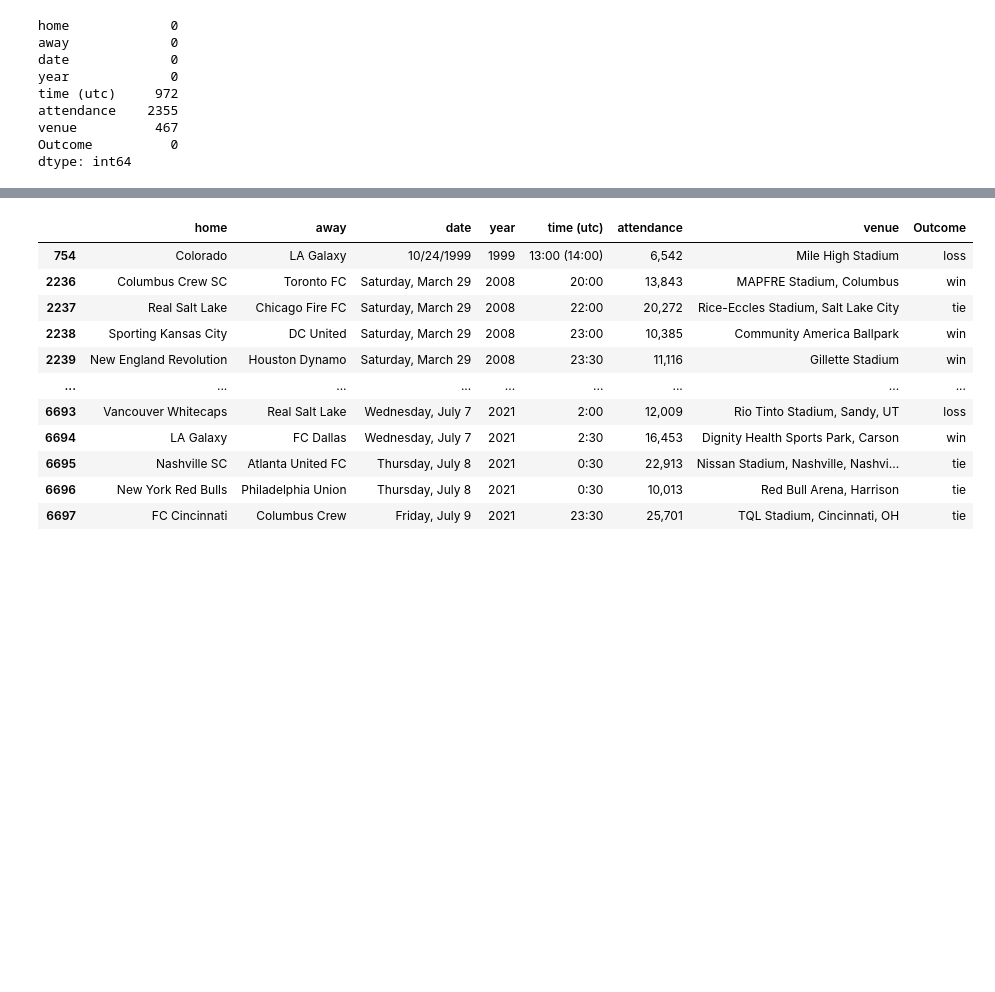
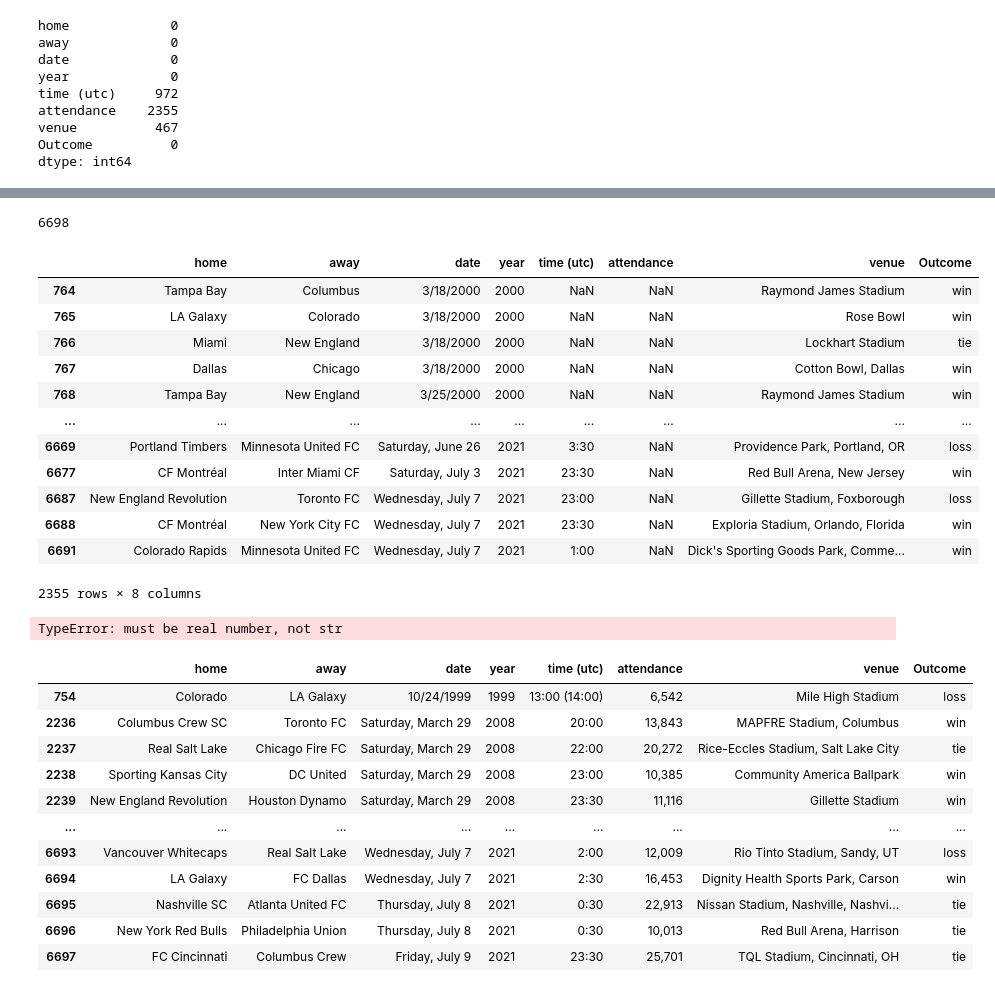
Before and after one commit to moonem/Win-Loss-Prediction-on-Major-League-Soccer, a Jupyter notebook: Segment_2/game_predict_NN.ipynb, the cells around one changed output, grey strips where cells are left out. Saved outputs shown, nothing was run; the diff lists cells and outputs as text; code cells hidden in the pictures; blank space fills up the shorter version.

```diff
--- a/Segment_2/game_predict_NN.ipynb
+++ b/Segment_2/game_predict_NN.ipynb
@@ -90,7 +88,3 @@ game_df.head(2)
 |  | id | home | away | date | year | time (utc) | attendance | venue | league | ... |
 | 0 | NaN | New England | San Jose | 7/31/1996 | 1996 | NaN | 12,871 | Foxboro Stadium | 1996 MLS | ... |
 | 1 | NaN | Dallas | Colorado | 6/15/1996 | 1996 | NaN | 9,704 | Cotton Bowl | 1996 MLS | ... |
-# %%
-# Check column headers
-pd.set_option('display.max_columns', None)
-print(game_df.columns.values)
@@ -145,0 +163,34 @@ dtype: int64
+# %%
+# Replace some duplicate vanues
+game_df['venue'] = game_df['venue'].replace('Foxboro Stadium (Neutral Site)', "Foxboro Stadium")
+game_df['venue'] = game_df['venue'].replace('Cotton Bowl', "Cotton Bowl, Dallas")
+game_df['venue'] = game_df['venue'].replace('Sports Authority Field at Mile High, Denver', "Mile High Stadium")
+game_df['venue'] = game_df['venue'].replace('Rose Bowl (Neutral Site)', "Rose Bowl")
+game_df['venue'] = game_df['venue'].replace('MAPFRE Stadium', "MAPFRE Stadium, Columbus")
+game_df['venue'] = game_df['venue'].replace('Robert F. Kennedy Memorial Stadium (Neutral Site)', "Robert F. Kennedy Memorial Stadium")
+game_df['venue'] = game_df['venue'].replace('Giants Stadium', "Giants Stadium, East Rutherford")
+game_df['venue'] = game_df['venue'].replace('Arrowhead Stadium', "Arrowhead Stadium, Kansas City")
+game_df['venue'] = game_df['venue'].replace('Soldier Field', "Soldier Field, Chicago")
+game_df['venue'] = game_df['venue'].replace(['Gillette Stadium', 'Gillette Stadium, Boston'], "Gillette Stadium, Foxborough")
+game_df['venue'] = game_df['venue'].replace('Dignity Health Sports Park, Carson', "Dignity Health Sports Park, Los Angeles")
+game_df['venue'] = game_df['venue'].replace(['RFK Stadium, Washington, D.C', 'RFK Memorial, Washington', 'R.F.K. Stadium, Washington'], "RFK Memorial Stadium, Washington, D.C.")
+game_df['venue'] = game_df['venue'].replace("Dick's Sporting Goods Park, Denver", "Dick's Sporting Goods Park, Commerce City, CO")
+game_df['venue'] = game_df['venue'].replace('BMO Field', "BMO Field, Toronto")
+game_df['venue'] = game_df['venue'].replace('Buck Shaw Stadium', "Buck Shaw Stadium, California")
+game_df['venue'] = game_df['venue'].replace(['Rio Tinto Stadium', 'Rio Tinto Stadium, Utah'], "Rio Tinto Stadium, Sandy, UT")
+game_df['venue'] = game_df['venue'].replace(['Red Bull Arena', 'Red Bull Arena, Harrison'], "Red Bull Arena, New Jersey")
+game_df['venue'] = game_df['venue'].replace('Subaru Park, Chester', "Subaru Park, Philadelphia")
+game_df['venue'] = game_df['venue'].replace('Providence Park, Portland', "Providence Park, Portland, OR")
+game_df['venue'] = game_df['venue'].replace("Children's Mercy Park, Kansas City, KS", "Children's Mercy Park, Kansas City")
+game_df['venue'] = game_df['venue'].replace('Stanford Stadium', "Stanford, Palo Alto")
+game_df['venue'] = game_df['venue'].replace(['Toyota Field', 'Toyota Stadium'], "Toyota Stadium, Frisco, TX")
+game_df['venue'] = game_df['venue'].replace('BBVA Stadium', "BBVA Stadium, Houston, TX")
+game_df['venue'] = game_df['venue'].replace('Yankee Stadium', "Yankee Stadium, New York")
+game_df['venue'] = game_df['venue'].replace('Exploria Stadium', "Exploria Stadium, Orlando, Florida")
+game_df['venue'] = game_df['venue'].replace('Mercedes-Benz Stadium', "Mercedes-Benz Stadium, Atlanta, Georgia")
+game_df['venue'] = game_df['venue'].replace('Banc of California Stadium', "Banc of California Stadium, Los Angeles")
+game_df['venue'] = game_df['venue'].replace('Audi Field', "Audi Field, Washington DC")
+game_df['venue'] = game_df['venue'].replace('Allianz Field', "Allianz Field, Minnesota")
+game_df['venue'] = game_df['venue'].replace('Nissan Stadium, Nashville', "Nissan Stadium, Nashville, Nashville, TN")
+
+game_df['venue'].nunique()
@@ -145,0 +267,3 @@ dtype: int64
+# %%
+game_df['attendance'] = pd.to_numeric(game_df['attendance'], errors='coerce')
+game_df.head(2)
@@ -146,3 +322,28 @@ dtype: int64
+# %%
+len(venue_to_fill)
+# %% [output]
+6698
+# %%
+game_df[game_df['attendance'].isnull()]
+# %% [output]
+|  | home | away | date | year | time (utc) | attendance | venue | Outcome |
+| 764 | Tampa Bay | Columbus | 3/18/2000 | 2000 | NaN | NaN | Raymond James Stadium | win |
+| 765 | LA Galaxy | Colorado | 3/18/2000 | 2000 | NaN | NaN | Rose Bowl | win |
+| 766 | Miami | New England | 3/18/2000 | 2000 | NaN | NaN | Lockhart Stadium | tie |
+| 767 | Dallas | Chicago | 3/18/2000 | 2000 | NaN | NaN | Cotton Bowl, Dallas | win |
+| 768 | Tampa Bay | New England | 3/25/2000 | 2000 | NaN | NaN | Raymond James Stadium | win |
+| ... | ... | ... | ... | ... | ... | ... | ... | ... |
+| 6669 | Portland Timbers | Minnesota United FC | Saturday, June 26 | 2021 | 3:30 | NaN | Providence Park, Portland, OR | loss |
+| 6677 | CF Montréal | Inter Miami CF | Saturday, July 3 | 2021 | 23:30 | NaN | Red Bull Arena, New Jersey | win |
+| 6687 | New England Revolution | Toronto FC | Wednesday, July 7 | 2021 | 23:00 | NaN | Gillette Stadium, Foxborough | loss |
+| 6688 | CF Montréal | New York City FC | Wednesday, July 7 | 2021 | 23:30 | NaN | Exploria Stadium, Orlando, Florida | win |
+| 6691 | Colorado Rapids | Minnesota United FC | Wednesday, July 7 | 2021 | 1:00 | NaN | Dick's Sporting Goods Park, Comme... | win |
+2355 rows × 8 columns
+# %%
+venue_list = [x for x in venue_to_fill if pd.isnull(x) == True]
+venue_list
+# %% [output]
+TypeError: must be real number, not str
 # %%
 # Drop null values
 game_df = game_df.dropna()
```
Also changed, not shown: parts of 18 cells of this notebook.
